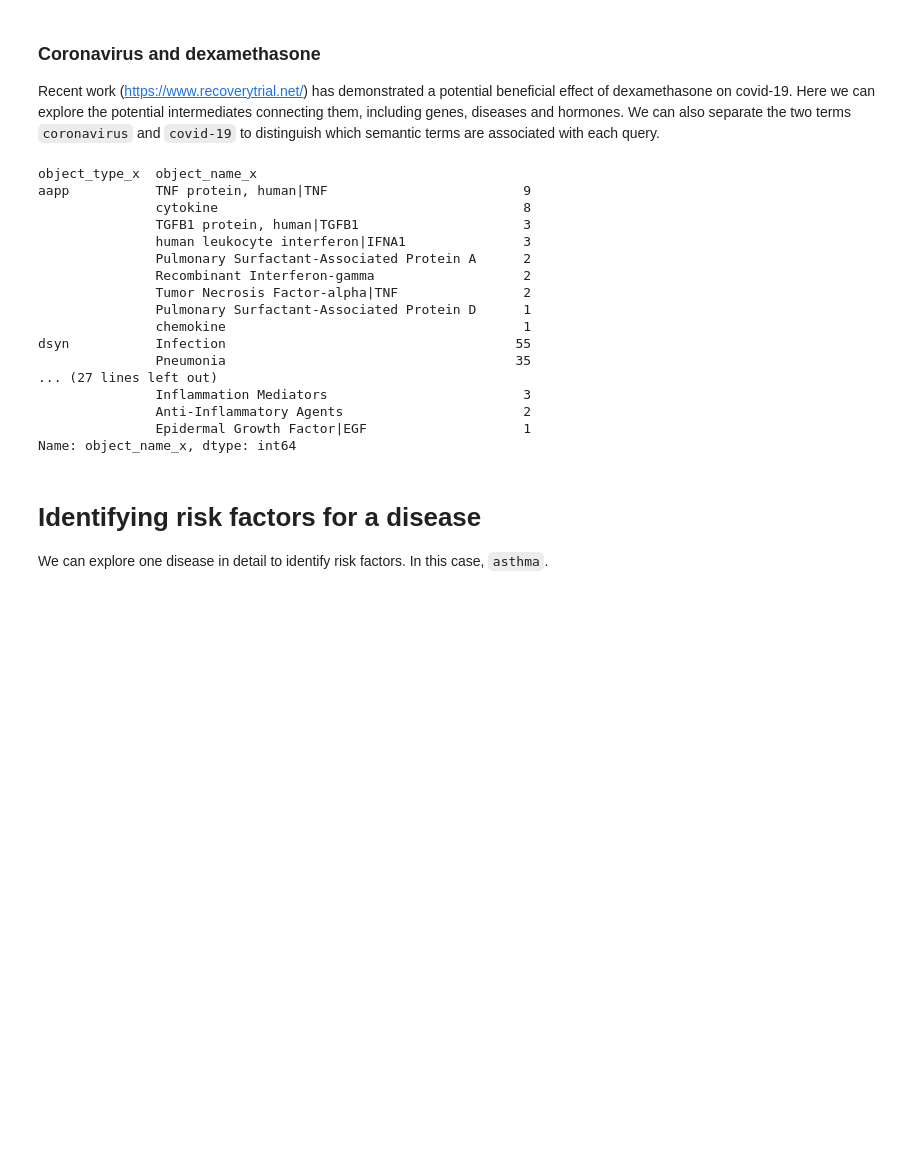
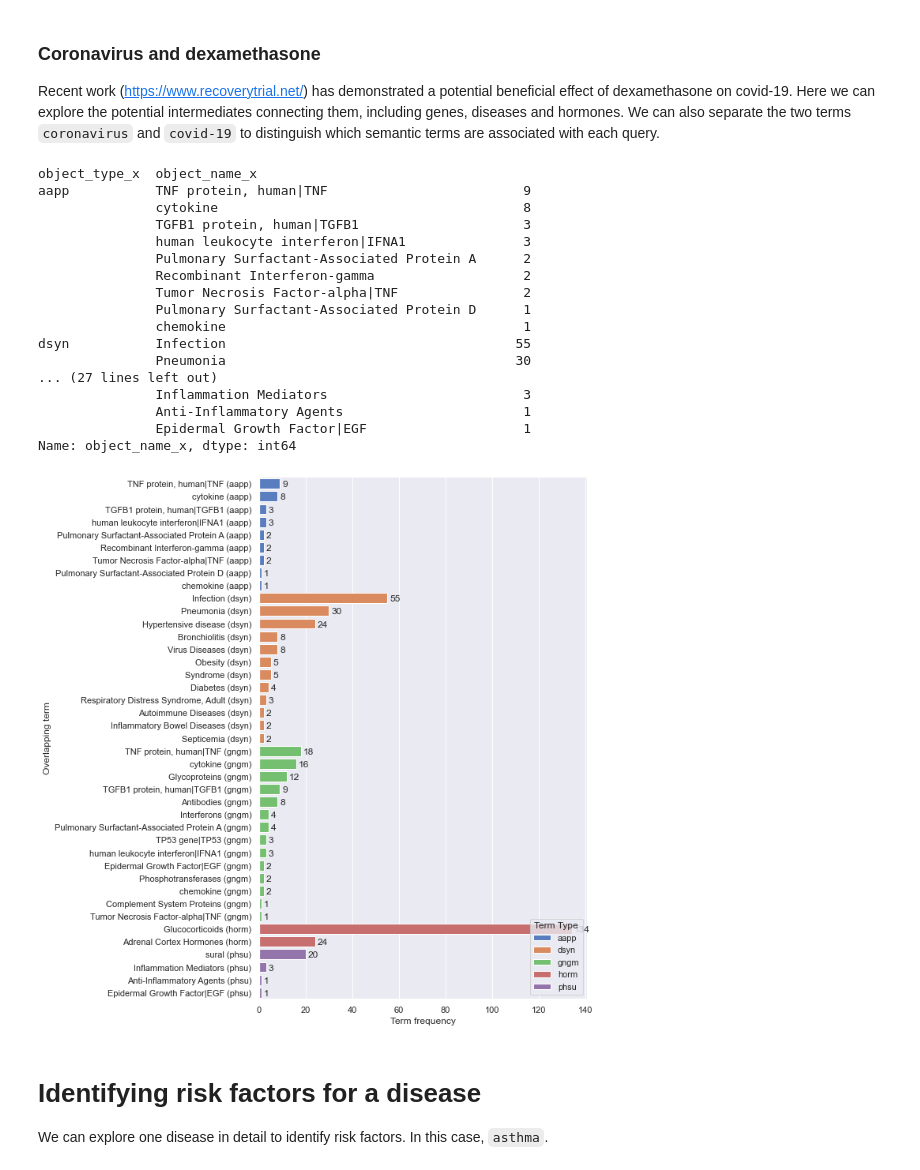
Before and after one commit to MRCIEU/MELODI-Presto, a Jupyter notebook: notebooks/use-cases.ipynb, the cells around one changed output. Saved outputs shown, nothing was run; the diff lists cells and outputs as text; code cells hidden in the pictures; blank space fills up the shorter version.

```diff
--- a/notebooks/use-cases.ipynb
+++ b/notebooks/use-cases.ipynb
@@ -117,31 +220,33 @@ Recent work (https://www.recoverytrial.net/) has demonstrated a potential benefi
 # %%
 q1=['dexamethasone']
 q2=['coronavirus or covid-19']
 
 overlap_df = overlap(q1,q2)
+overlap_df = overlap_df[~overlap_df['object_name_x'].str.lower().isin([x.lower() for x in q1+q2])]
 overlap_counts = overlap_df.groupby(['object_type_x'])['object_name_x'].value_counts()
 print(overlap_counts)
 
 plt=plot_overlap_counts(overlap_counts)
 plt.savefig('overlaps.png',dpi=1000)
 # %% [output]
 object_type_x  object_name_x
 aapp           TNF protein, human|TNF                         9
                cytokine                                       8
                TGFB1 protein, human|TGFB1                     3
                human leukocyte interferon|IFNA1               3
                Pulmonary Surfactant-Associated Protein A      2
                Recombinant Interferon-gamma                   2
                Tumor Necrosis Factor-alpha|TNF                2
                Pulmonary Surfactant-Associated Protein D      1
                chemokine                                      1
 dsyn           Infection                                     55
-               Pneumonia                                     35
+               Pneumonia                                     30
 ... (27 lines left out)
                Inflammation Mediators                         3
-               Anti-Inflammatory Agents                       2
+               Anti-Inflammatory Agents                       1
                Epidermal Growth Factor|EGF                    1
 Name: object_name_x, dtype: int64
+[figure, added]
 # %% [markdown]
 # Identifying risk factors for a disease
 
```
Also changed, not shown: parts of 5 cells of this notebook, 1 other file.
